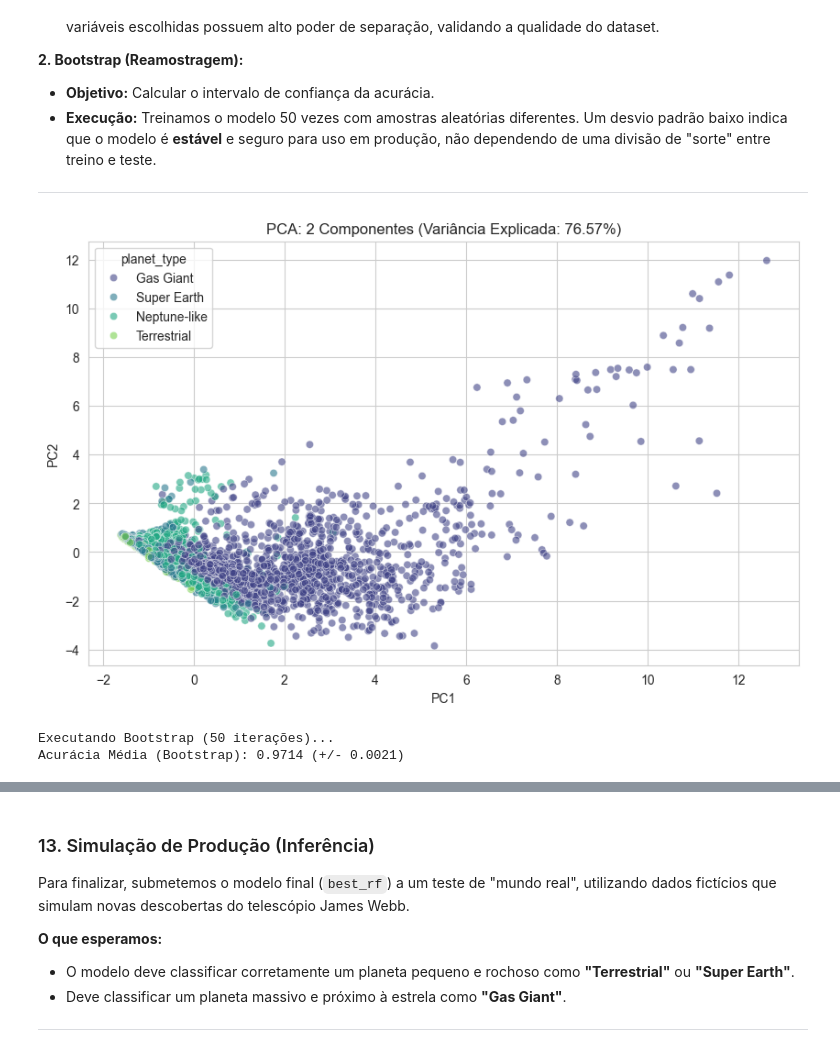
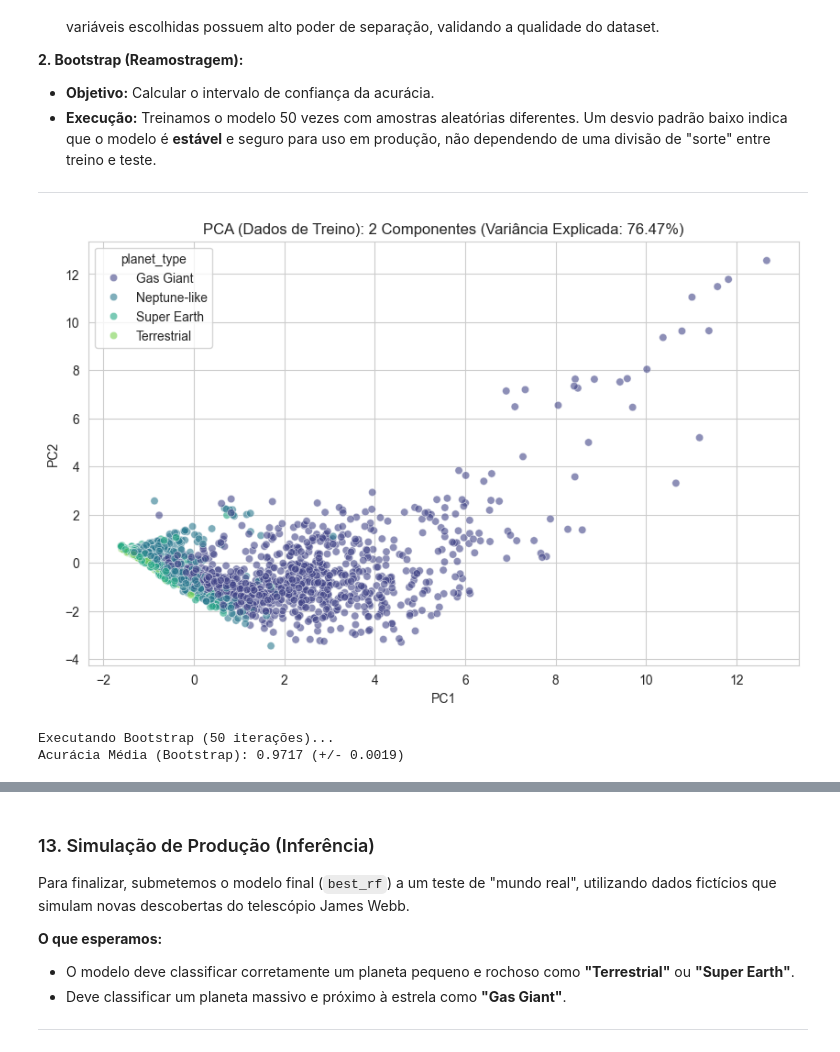
Before and after one commit to FelipeMota04/TrabalhoFinal-ICD-2025.2, a Jupyter notebook: class_exoplanet.ipynb, the cells around one changed output, grey strips where cells are left out. Saved outputs shown, nothing was run; the diff lists cells and outputs as text; code cells hidden in the pictures.

```diff
--- a/class_exoplanet.ipynb
+++ b/class_exoplanet.ipynb
@@ -340,8 +311,8 @@ Para validar nossos resultados, testaremos uma abordagem baseada em distância g
 # %%
 # Scaling (Padronização obrigatória para KNN)
 scaler = StandardScaler()
-X_train_sc = scaler.fit_transform(X_train)
-X_test_sc = scaler.transform(X_test)
+X_train_sc = scaler.fit_transform(X_train_imputed)
+X_test_sc = scaler.transform(X_test_imputed)
 
 # Treinamento KNN
 knn = KNeighborsClassifier(n_neighbors=5, n_jobs=-1)
@@ -424,41 +405,49 @@ Para garantir a robustez científica dos resultados e confirmar que a alta acur
 
 ---
 # %%
-# 1. PCA com transformação logarítmica (para lidar com a escala exponencial)
-X_log = np.log1p(X.select_dtypes(include='number').abs())
+from sklearn.decomposition import PCA
+from sklearn.preprocessing import StandardScaler
+from sklearn.utils import resample
+import numpy as np
+import matplotlib.pyplot as plt
+import seaborn as sns
+
+# 1. PCA com transformação logarítmica
+X_log = np.log1p(X_train_imputed.select_dtypes(include='number').abs())
 X_pca_scaled = StandardScaler().fit_transform(X_log)
 
 pca = PCA(n_components=2)
 components = pca.fit_transform(X_pca_scaled)
 
 plt.figure(figsize=(10, 6))
-sns.scatterplot(x=components[:,0], y=components[:,1], hue=y, palette='viridis', alpha=0.6)
-plt.title(f"PCA: 2 Componentes (Variância Explicada: {sum(pca.explained_variance_ratio_):.2%})")
+sns.scatterplot(x=components[:,0], y=components[:,1], hue=y_train, palette='viridis', alpha=0.6)
+plt.title(f"PCA (Dados de Treino): 2 Componentes (Variância Explicada: {sum(pca.explained_variance_ratio_):.2%})")
 plt.xlabel("PC1")
 plt.ylabel("PC2")
 plt.show()
 
 # 2. Bootstrap para intervalo de confiança
 n_iterations = 50
 scores_boot = []
 
 print(f"Executando Bootstrap ({n_iterations} iterações)...")
 for i in range(n_iterations):
-    # Amostragem com reposição
-    X_bs, y_bs = resample(X_train, y_train, random_state=i)
+    # Amostragem com reposição usando os dados DE TREINO IMPUTADOS
+    # Isso simula vários cenários de treino diferentes
+    X_bs, y_bs = resample(X_train_imputed, y_train, random_state=i)
 
     # Treino rápido
-    clf_temp = RandomForestClassifier(n_estimators=50, n_jobs=-1)
+    clf_temp = RandomForestClassifier(n_estimators=50, n_jobs=-1, random_state=i)
     clf_temp.fit(X_bs, y_bs)
 
-    # Avaliação no teste original
-    scores_boot.append(clf_temp.score(X_test, y_test))
+    # Avaliação no teste original (que também precisa ser o imputado)
+    scores_boot.append(clf_temp.score(X_test_imputed, y_test))
 
 print(f"Acurácia Média (Bootstrap): {np.mean(scores_boot):.4f} (+/- {np.std(scores_boot):.4f})")
 # %% [output]
-[figure, old version]
+[figure, new version]
 Executando Bootstrap (50 iterações)...
-Acurácia Média (Bootstrap): 0.9714 (+/- 0.0021)
+Acurácia Média (Bootstrap): 0.9717 (+/- 0.0019)
 # %% [markdown]
 ### 12. Validação de Hipóteses (Ablation Study)
 
```
Also changed, not shown: parts of 12 cells of this notebook.
